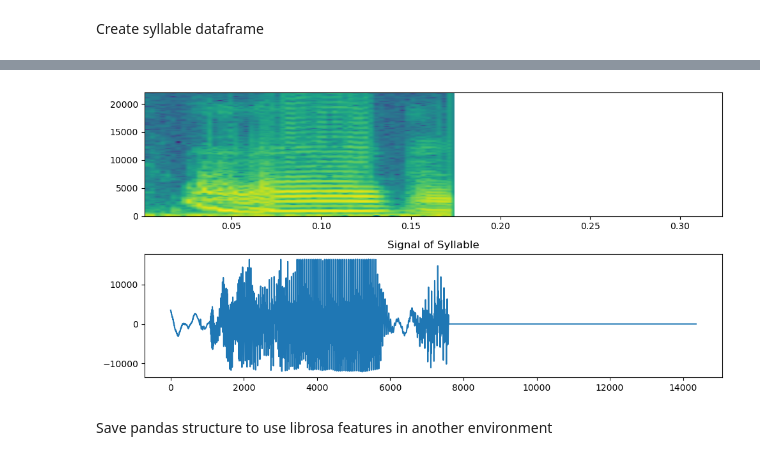
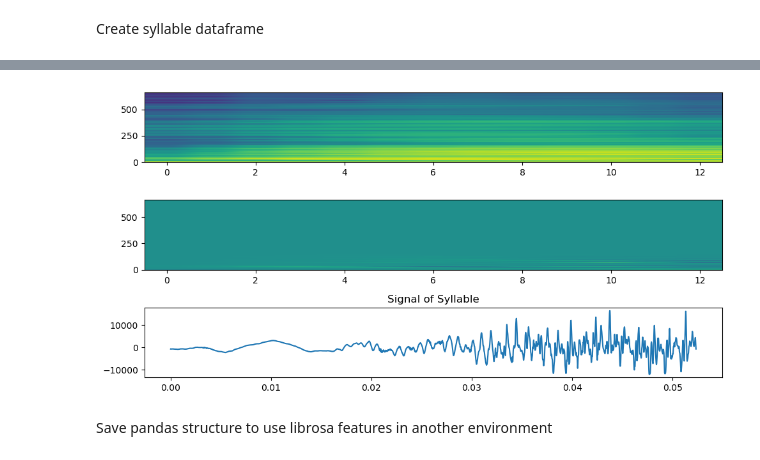
Before and after one commit to nriveira/birdsong, a Jupyter notebook: syllable_sorting.ipynb, the cells around one changed output, grey strips where cells are left out. Drawn from its saved outputs; the diff is of its cells as text; code cells hidden in the pictures.

Commit message:
updated syllable detector

```diff
--- a/syllable_sorting.ipynb
+++ b/syllable_sorting.ipynb
@@ -9,10 +11,12 @@ from scipy.io import wavfile
 Read in wav file and plot the audio
 # %%
 # Load in the wav file
-fs, audio = wavfile.read('Data/2023_03_31_7_03_30.wav')
+fs, audio = wavfile.read('2023_03_31_7_03_30.wav')
 t_song = np.arange(0, len(audio)/fs, 1/fs)
 
 # Display the first 10 seconds of the wav file
-disp_t = 5
+disp_t = 300
 plt.plot(t_song[:fs*disp_t], audio[:fs*disp_t])
+
+audio_clip = audio#[:fs*disp_t]
 # %% [output]
@@ -77,6 +61,6 @@ def get_syllables(en, t, threshold, time_threshold=0.05):
     return syllable_start_arr[duration > time_threshold], syllable_end_arr[duration > time_threshold]
 
 # Get the syllable start and end times
-syllable_start, syllable_end = get_syllables(en, t, 0.4)
+syllable_start, syllable_end = get_syllables(ent, t, 0.2)
 # %%
 # Plot the start and end times on top of the entropy
@@ -91,20 +75,31 @@ plt.xlim([0, 5])
 Create syllable dataframe
 # %%
 # Make a dataframe of the syllable audio and start and end times
-syllables = pd.DataFrame(columns=['start', 'end', 'audio', 'spec_entropy'])
+syllables = pd.DataFrame(columns=['start', 'end', 'audio', 'sonogram', 'spectral_derivative'])
+syllable_min = np.floor(min(syllable_end-syllable_start)*fs).astype(int)
+syllable_bin_min = np.floor(syllable_min/window_step).astype(int)
+print("Minimum syllable length: {} samples".format(syllable_min))
+print("Number of time bins per syllable sample: {}".format(syllable_bin_min))
+print("Number of syllables detected: {}".format(len(syllable_start)))
 
+# Makes a struct of all syllables first 50 ms
+# Can also be modified to include the whole syllable, but only the first 50 ms are used here
 for i in range(len(syllable_start)):
     start_s = syllable_start[i] # returns time in seconds
     start = np.searchsorted(t_song, start_s)
+    start_fft = np.searchsorted(t, start_s)
+
+    sono = sap.sonogram[:,start_fft:start_fft+syllable_bin_min]
+    dSono = sap.spectral_derivative[:,start_fft:start_fft+syllable_bin_min]
 
     end_s = syllable_end[i] # returns time in seconds
     end = np.searchsorted(t_song, end_s)
 
-    audio_syl = audio[start:end]
-    spec_entropy = entropy.spectral_entropy(audio[start:end], sf=fs, method='welch', normalize=True)
+    # audio_syl = audio[start:end]
+    audio_syl = audio[start:start+syllable_min]
 
-    syllables.loc[i] = [start_s, end_s, audio_syl, spec_entropy]
+    syllables.loc[i] = [start_s, end_s, audio_syl, sono, dSono]
 
 # make all syllables the same length
-max_length = syllables['audio'].apply(len).max()
-syllables['audio'] = syllables['audio'].apply(lambda x: np.pad(x, (0, max_length-len(x)), 'constant'))
+# max_length = syllables['audio'].apply(len).max()
+# syllables['audio'] = syllables['audio'].apply(lambda x: np.pad(x, (0, max_length-len(x)), 'constant'))
@@ -121,21 +110,23 @@ plt.hist(syllables['spec_entropy'])
 # %%
 # Play first syllable
 from IPython.display import Audio
-syll = 9
+syll = 0
 
 # Plot spectrogram (in dB) and signal of first syllable
 plt.figure(figsize=(10, 5))
-plt.subplot(211)
-plt.specgram(syllables.audio[syll], Fs=fs)
-plt.subplot(212)
-plt.plot(syllables.audio[syll])
+plt.subplot(311)
+plt.imshow(np.log(syllables.sonogram[syll]), aspect='auto', origin='lower')
+plt.subplot(312)
+plt.imshow(syllables.spectral_derivative[syll], aspect='auto', origin='lower')
+plt.subplot(313)
+plt.plot(np.arange(syllable_min)/fs, syllables.audio[syll])
 plt.title('Signal of Syllable')
 plt.tight_layout()
 
 Audio(syllables.audio[syll], rate=fs)
 # %% [output]
 [interactive output not drawn]
-[figure, old version]
+[figure, new version]
 # %% [markdown]
 Save pandas structure to use librosa features in another environment
 # %%
```
Also changed, not shown: parts of 8 cells of this notebook, 9 other files.
